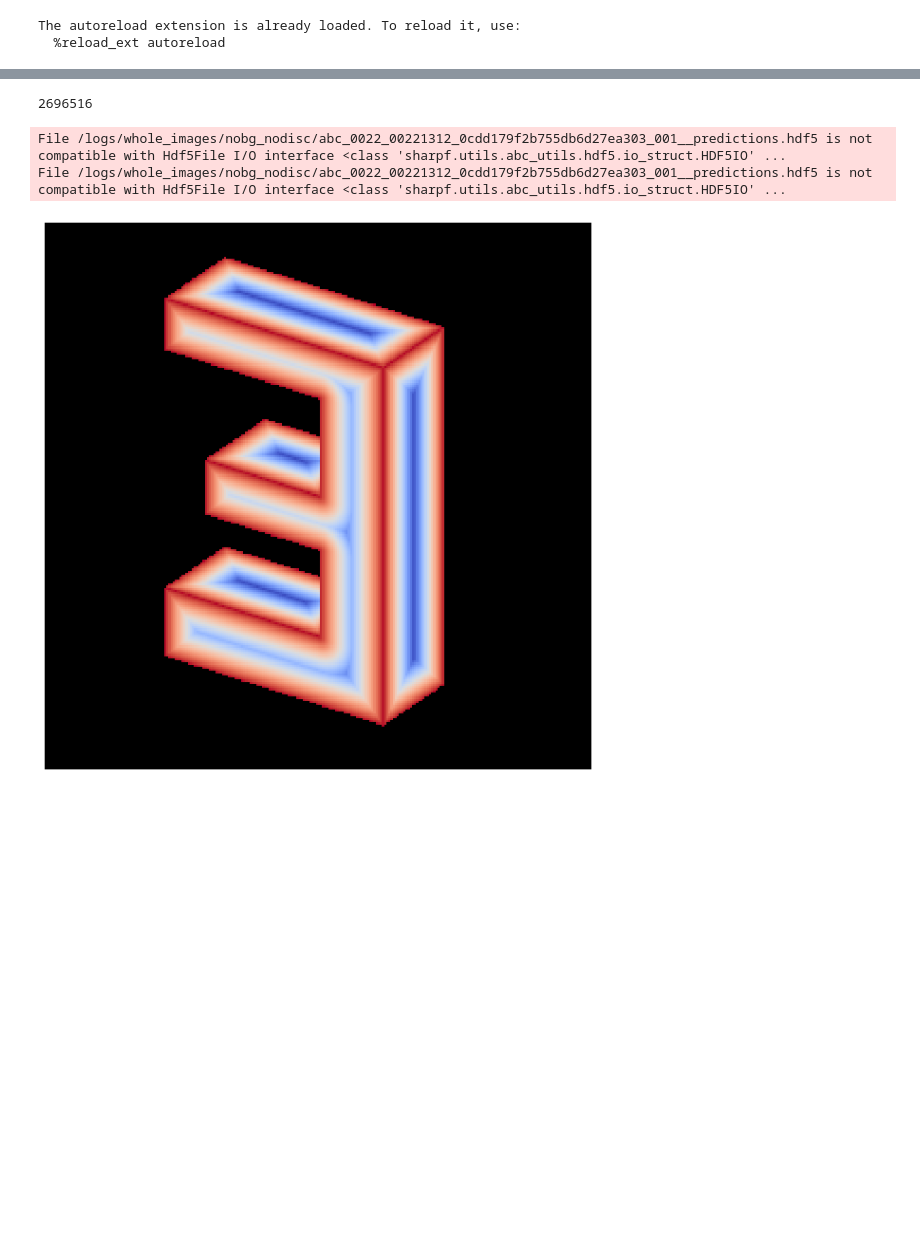
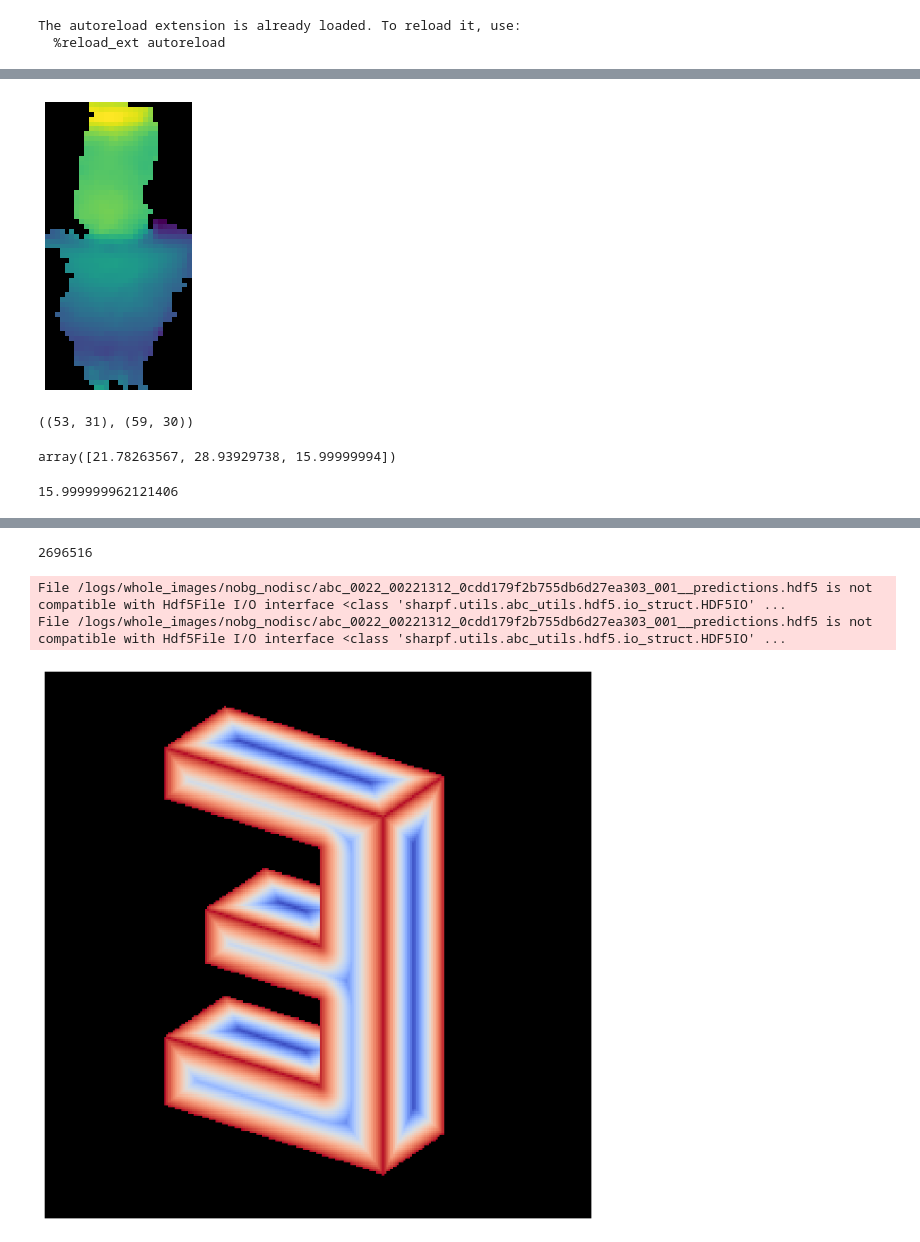
Before and after one commit to artonson/def, a Jupyter notebook: notebooks/points_whole_visualize.ipynb, the cells around one changed output, grey strips where cells are left out. Cells and saved outputs as stored; diff of their text form; code cells hidden in the pictures; blank space fills up the shorter version.

```diff
--- a/notebooks/points_whole_visualize.ipynb
+++ b/notebooks/points_whole_visualize.ipynb
@@ -134,0 +635,2 @@ DISPLAY_RES = 0.02 * 1.5
+# %%
+pixels_view = view.to_pixels()
@@ -134,0 +669,22 @@ DISPLAY_RES = 0.02 * 1.5
+# %%
+depth_images_for_display = [
+    crop_around_nonzero(pixels_view.depth)
+]
+# sharpness_images_for_display = [
+#     pixels_view.signal[
+#         slice(1536 // 2 - s, 1536 // 2 + s),
+#         slice(2048 // 2 - s, 2048 // 2 + s)]
+# ]
+
+display_depth_sharpness(
+    depth_images=depth_images_for_display,
+    sharpness_images=None,
+    ncols=1,
+    axes_size=(4, 4),
+    max_sharpness=max_distance_to_feature)
+# %% [output]
+[figure, added]
+# %%
+camera_to_display(crop_around_nonzero(image_parallel)).shape, crop_around_nonzero(pixels_view.depth).shape
+# %% [output]
+((53, 31), (59, 30))
@@ -135 +755,9 @@ DISPLAY_RES = 0.02 * 1.5
+# %%
+mesh.extents
+# %% [output]
+array([21.78263567, 28.93929738, 15.99999994])
+# %%
+np.quantile(get_curves_extents(mesh, yml_features), 0.25) / 0.5
+# %% [output]
+15.999999962121406
 # %%
```
Also changed, not shown: parts of 68 cells of this notebook, 3 other files.
